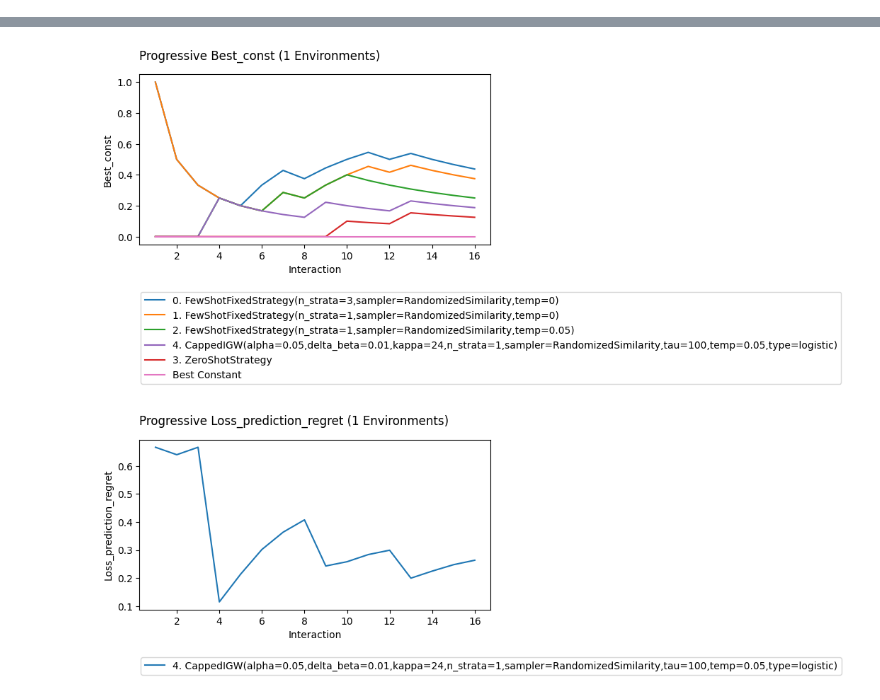
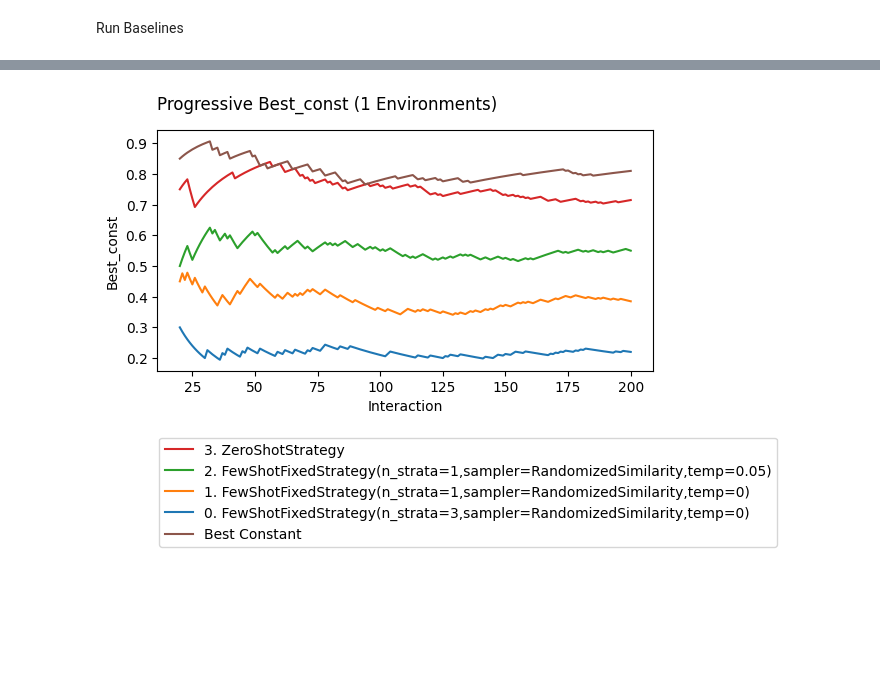
Before and after one commit to mrucker/onoff_experiments, a Jupyter notebook: demo/demo-example-selector.ipynb, the cells around one changed output, grey strips where cells are left out. Cells and saved outputs as stored; diff of their text form; code cells hidden in the pictures; blank space fills up the shorter version.

```diff
--- a/demo/demo-example-selector.ipynb
+++ b/demo/demo-example-selector.ipynb
@@ -36,7 +37,7 @@ def embedder(items):
         return torch.nn.functional.normalize(model.encode(items,convert_to_tensor=True))
     raise AssertionError()
 
-def stratum(item):
+def taskid(item):
     text = item if isinstance(item,str) else item['instruction']
     return 'first' if 'first' in text else 'second' if 'second' in text else 'last'
 
@@ -196,4 +201,4 @@ class ZeroShotStrategy:
 # %%
 with open('LetCatTrain.jsonl',mode='rb') as f:
-    examples = [ json.loads(line) for line in f ][:5000]
+    examples = [ json.loads(line) for line in f ]
 ex_embeddings = embedder(examples)
@@ -203,36 +205,29 @@ Wall time: 26.4 s
+# %% [markdown]
+Run Baselines
 # %%
 import torch
 import coba as cb
 from LetCatEnvironment import LetCatEnvironment
 from CappedIGW import CappedIGW
 
-tzero = 100
-gamma_tzero = 1e-1
-lr = 1e-2
 batch_size = 8
-n_batches = 2
+n_batches = 25
 
-rs_00_1_strat = RandomizedSimilarity(embedder, examples, ex_embeddings, batch_size=1 , temperature=.00, set_size=3, stratum=stratum)
+rs_00_1_strat = RandomizedSimilarity(embedder, examples, ex_embeddings, batch_size=1 , temperature=.00, set_size=3, stratum=taskid)
 rs_00_1       = RandomizedSimilarity(embedder, examples, ex_embeddings, batch_size=1 , temperature=.00, set_size=3)
 rs_05_1       = RandomizedSimilarity(embedder, examples, ex_embeddings, batch_size=1 , temperature=.05, set_size=3)
-rs_05_30      = RandomizedSimilarity(embedder, examples, ex_embeddings, batch_size=30, temperature=.05, set_size=3)
-
-fhat = MyLossPredictor(
-    set_size=3,
-    opt_factory=lambda params: torch.optim.Adam(params,lr=lr),
-    sched_factory=lambda opt: torch.optim.lr_scheduler.LambdaLR(opt, lr_lambda=lambda t:(1+t/tzero)**(-.5))
-)
 
 env = cb.Environments(LetCatEnvironment()).take(n_batches*batch_size).batch(batch_size)
 lrn = [
-    FewShotFixedStrategy(rs_00_1_strat),
-    FewShotFixedStrategy(rs_00_1),
-    FewShotFixedStrategy(rs_05_1),
-    ZeroShotStrategy(),
-    CappedIGW(mu=rs_05_30, fhat=fhat, gamma_sched=lambda t: (1 + t/gamma_tzero)**(0.5))
+    FewShotFixedStrategy(rs_00_1_strat), # skyline
+    FewShotFixedStrategy(rs_00_1),       # greedy reference policy (difference from reference policy is overhead of exploration)
+    FewShotFixedStrategy(rs_05_1),       # our reference policy
+    ZeroShotStrategy(),                  # baseline
 ]
 
-result = cb.Experiment(env,lrn).run(processes=5)
-result.plot_learners(out=None)
-result.where(learner_id=0).plot_learners(y='best_const',colors=1+len(lrn),labels='Best Constant')
+# download any transformers stuff only once and cache it for everybody
+cb.Experiment(env.take(1), lrn[-1]).run(processes=1)
+
+result = cb.Experiment(env,lrn).run(processes=1)
+result.plot_learners(xlim=(20,None))
 # %% [output]
@@ -258,5 +251 @@ result.where(learner_id=0).plot_learners(y='best_const',colors=1+len(lrn),labels
-[figure, old version]
+[figure, new version]
-# %%
-result.where(learner_id=4).plot_learners(y='loss_prediction_regret')
-# %% [output]
-[figure, removed]
```
Also changed, not shown: parts of 16 cells of this notebook.
